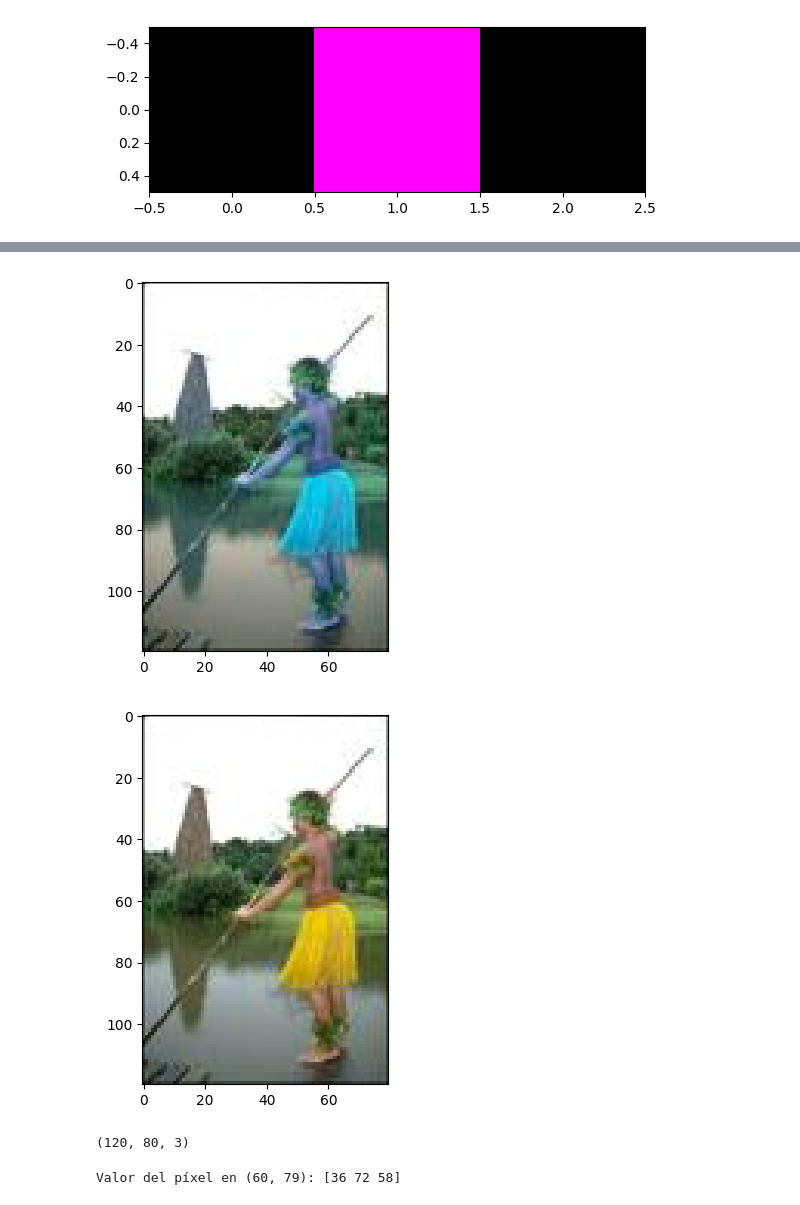
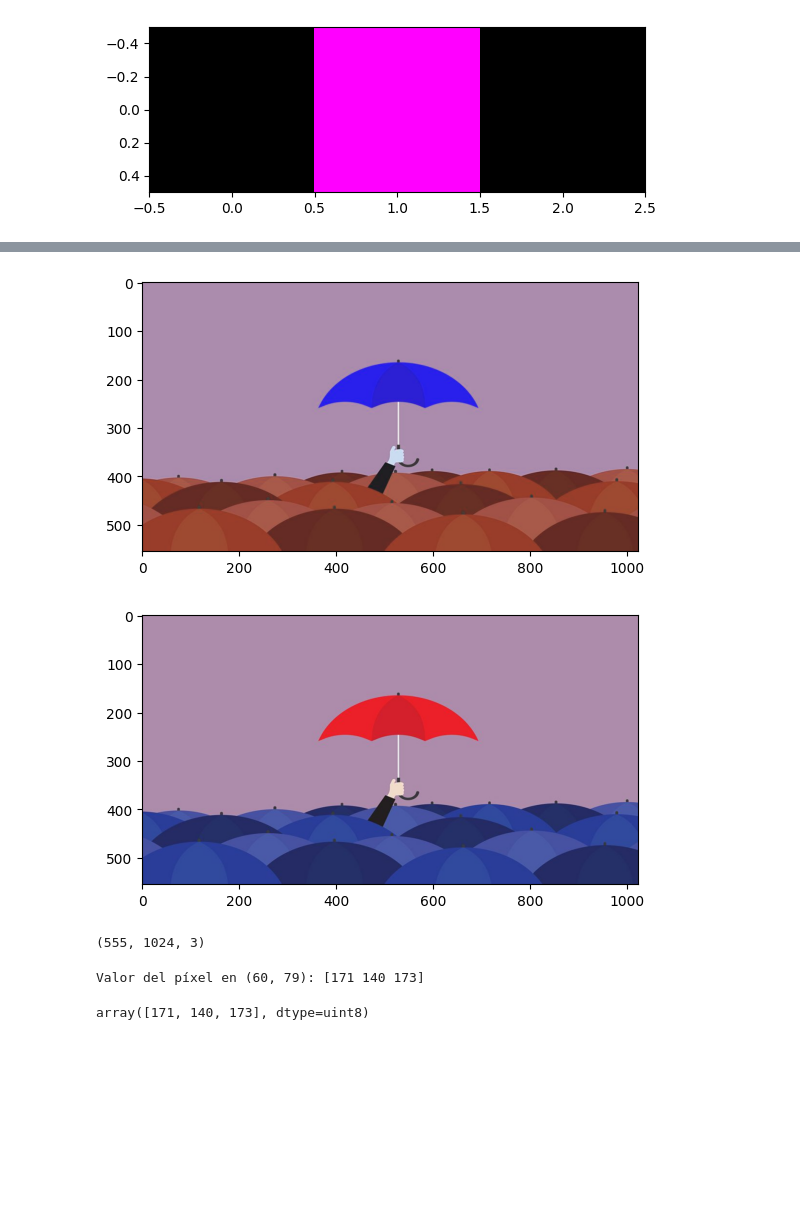
Before and after one commit to marianela-miguel3/Backend-portfolio, a Jupyter notebook: proc_imagenes1.ipynb, the cells around one changed output, grey strips where cells are left out. Drawn from its saved outputs; the diff is of its cells as text; code cells hidden in the pictures; blank space fills up the shorter version.

```diff
--- a/proc_imagenes1.ipynb
+++ b/proc_imagenes1.ipynb
@@ -147,26 +156,32 @@ Saving to: ‘101087.jpg’
 # %%
-img_new= imread('101087.jpg')
+#imagen en formato BGR
+img_new= imread('2133.jpg')
 plt.imshow(img_new)
 plt.show()
 # %% [output]
-[figure, old version]
+[figure, new version]
 # %%
 #de esta manera se puede invertir tambien de bgr a rgb
 img_new_RGB = img_new[:,:,::-1]
 plt.imshow(img_new_RGB)
 plt.show()
 # %% [output]
-[figure, old version]
+[figure, new version]
 # %%
 img_new.shape
 # %% [output]
-(120, 80, 3)
+(555, 1024, 3)
 # %%
 x, y = 60, 79  # Coordenadas
 pixel_value = img_new[x, y]  # Nota: primero va la fila (y), luego la columna (x)
 
 print(f'Valor del píxel en ({x}, {y}): {pixel_value}')
 # %% [output]
-Valor del píxel en (60, 79): [36 72 58]
+Valor del píxel en (60, 79): [171 140 173]
+# %%
+#otra manera de hacer lo mismo
+img_new[60,79]
+# %% [output]
+array([171, 140, 173], dtype=uint8)
 # %%
 img_rgb=cv2.cvtColor(img_new, cv2.COLOR_BGR2RGB)
```
Also changed, not shown: parts of 10 cells of this notebook.
